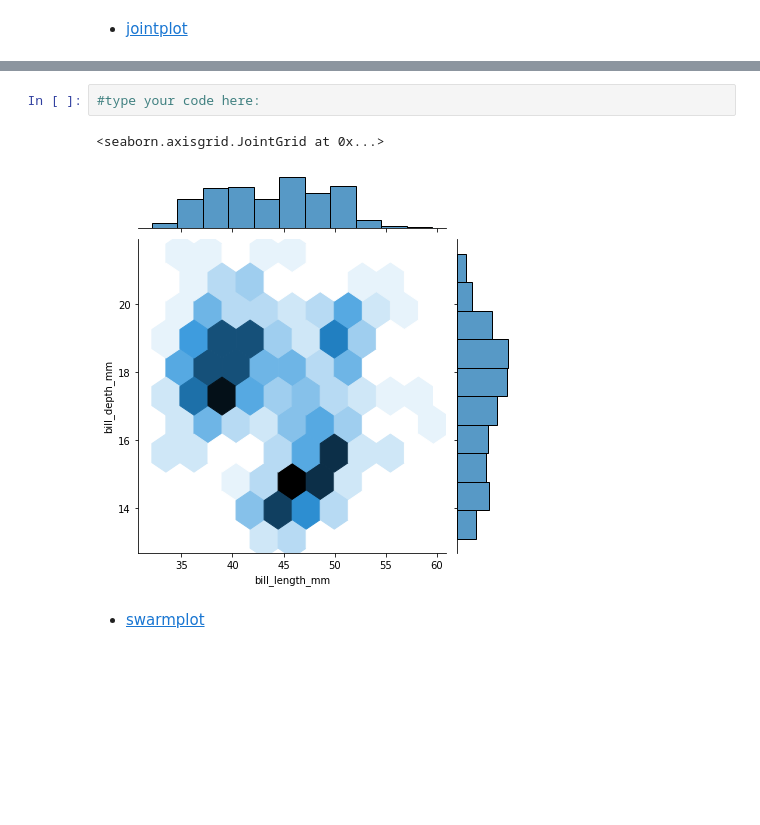
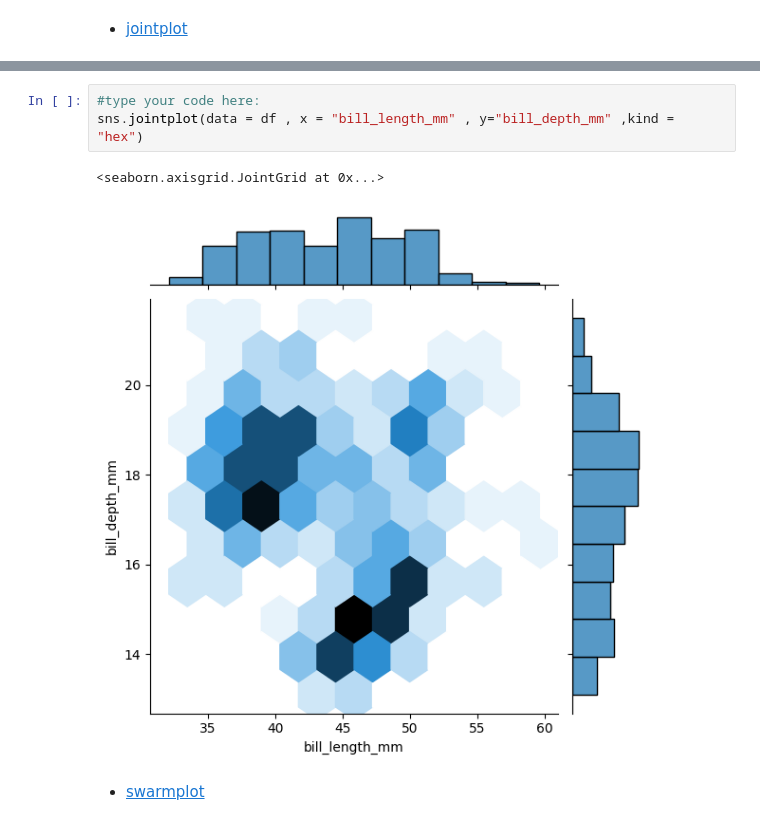
Before and after one commit to BasilReda/ITI_AI_Intake46, a Jupyter notebook: probability/Day2/PDS_ITI_PRO_Student_Lab_2.ipynb, the cells around one changed output, grey strips where cells are left out. Drawn from its saved outputs; the diff is of its cells as text; blank space fills up the shorter version.

```diff
--- a/probability/Day2/PDS_ITI_PRO_Student_Lab_2.ipynb
+++ b/probability/Day2/PDS_ITI_PRO_Student_Lab_2.ipynb
@@ -341,8 +343,9 @@ sns.displot(data = df , x = 'flipper_length_mm' , col = "island" , row="sex" , k
 # %%
 #type your code here:
+sns.jointplot(data = df , x = "bill_length_mm" , y="bill_depth_mm" ,kind = "hex")
 # %% [output]
 <seaborn.axisgrid.JointGrid at 0x...>
-[figure, old version]
+[figure, new version]
 # %% [markdown]
 - [swarmplot](https://seaborn.pydata.org/generated/seaborn.swarmplot.html)
 # %%
```
Also changed, not shown: parts of 20 cells of this notebook.
